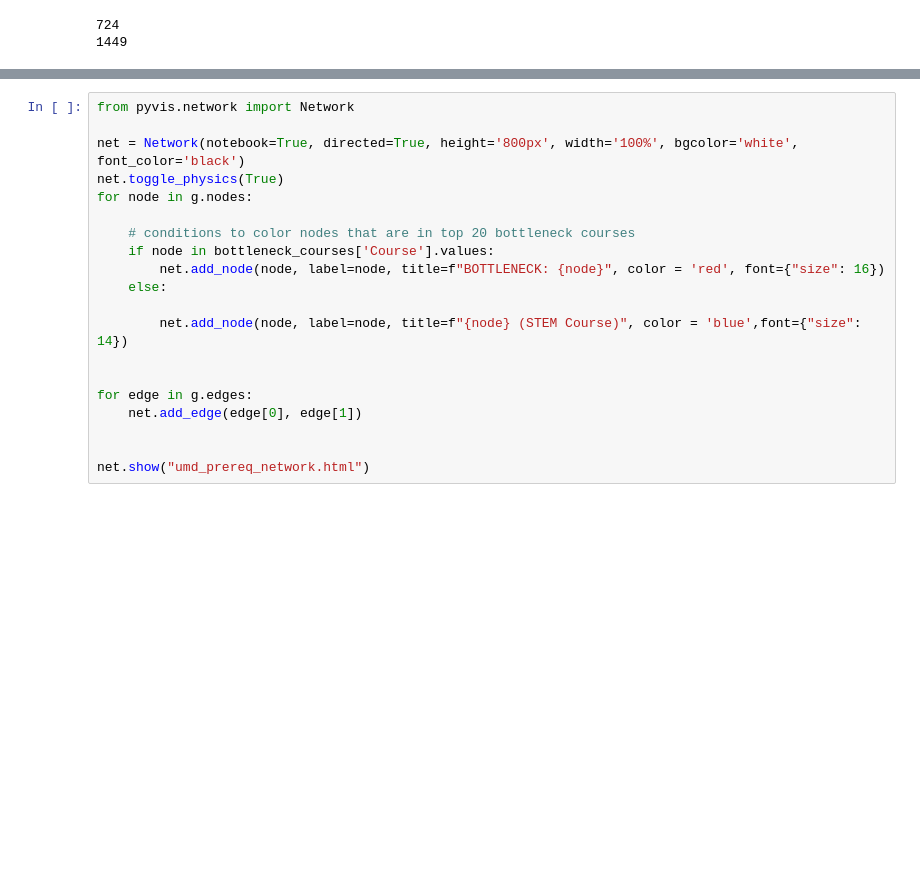
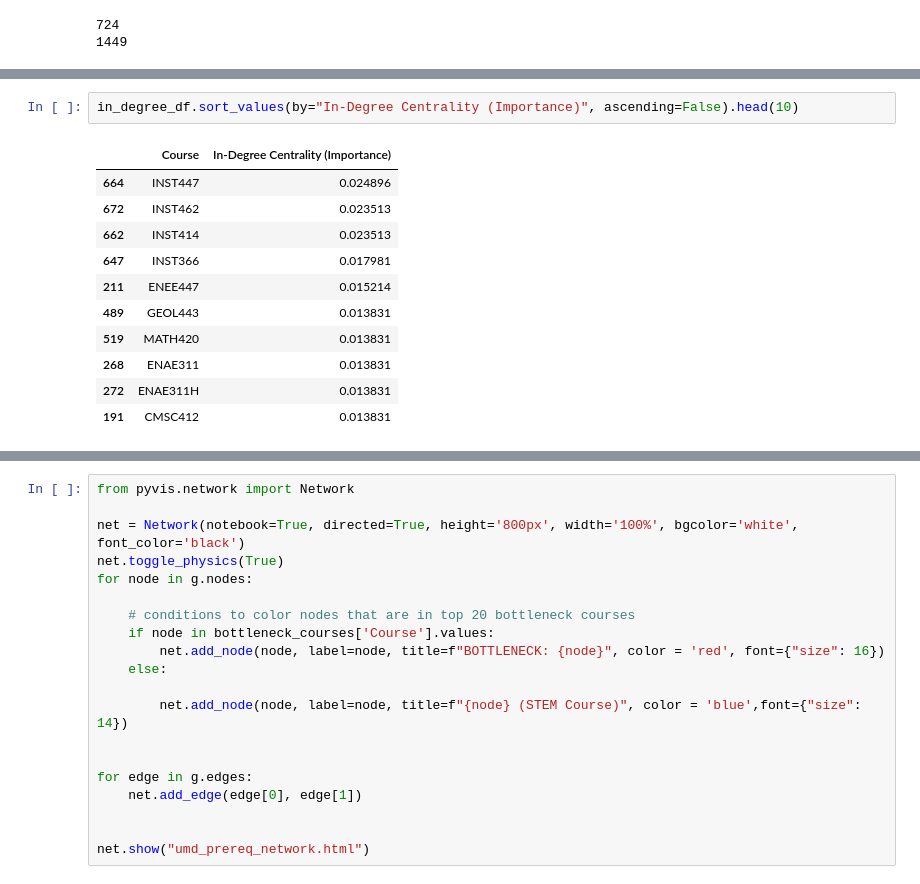
Before and after one commit to lexinlevan1/NetworkAnalysis_MedStudies, a Jupyter notebook: analysis.ipynb, the cells around one changed output, grey strips where cells are left out. Drawn from its saved outputs; the diff is of its cells as text; blank space fills up the shorter version.

```diff
--- a/analysis.ipynb
+++ b/analysis.ipynb
@@ -189,0 +192,14 @@ bottleneck_courses
+# %%
+in_degree_df.sort_values(by="In-Degree Centrality (Importance)", ascending=False).head(10)
+# %% [output]
+|  | Course | In-Degree Centrality (Importance) |
+| 664 | INST447 | 0.024896 |
+| 672 | INST462 | 0.023513 |
+| 662 | INST414 | 0.023513 |
+| 647 | INST366 | 0.017981 |
+| 211 | ENEE447 | 0.015214 |
+| 489 | GEOL443 | 0.013831 |
+| 519 | MATH420 | 0.013831 |
+| 268 | ENAE311 | 0.013831 |
+| 272 | ENAE311H | 0.013831 |
+| 191 | CMSC412 | 0.013831 |
```
Also changed, not shown: parts of 3 cells of this notebook, 1 other file.
